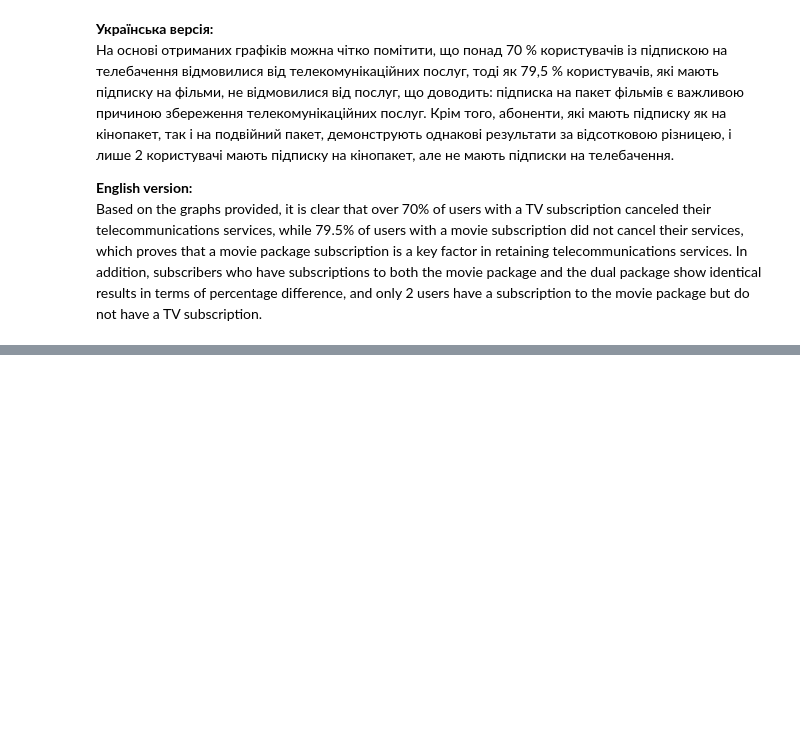
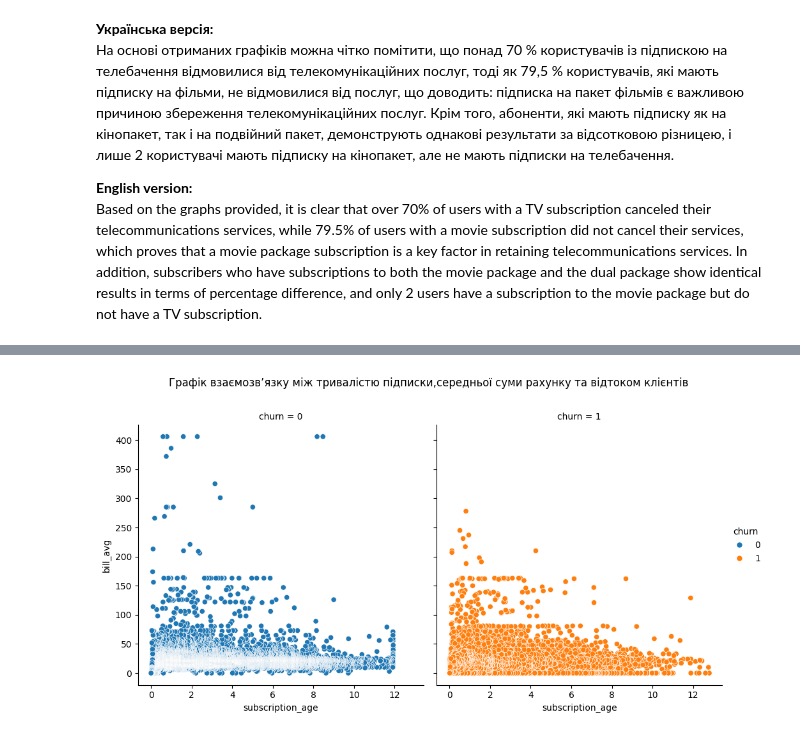
Before and after one commit to MaksimDar/telecom-churn-prediction, a Jupyter notebook: notebooks/01_eda.ipynb, the cells around one changed output, grey strips where cells are left out. Cells and saved outputs as stored; diff of their text form; code cells hidden in the pictures; blank space fills up the shorter version.

```diff
--- a/notebooks/01_eda.ipynb
+++ b/notebooks/01_eda.ipynb
@@ -336,0 +411,5 @@ Based on the graphs provided, it is clear that over 70% of users with a TV subsc
+# %%
+graph = sns.relplot(x='subscription_age',y='bill_avg', hue='churn', col='churn',data=df_copy)
+graph.fig.suptitle('Графік взаємозв’язку між тривалістю підписки,середньої суми рахунку та відтоком клієнтів',y=1.08);
+# %% [output]
+[figure, added]
```
Also changed, not shown: parts of 18 cells of this notebook.
